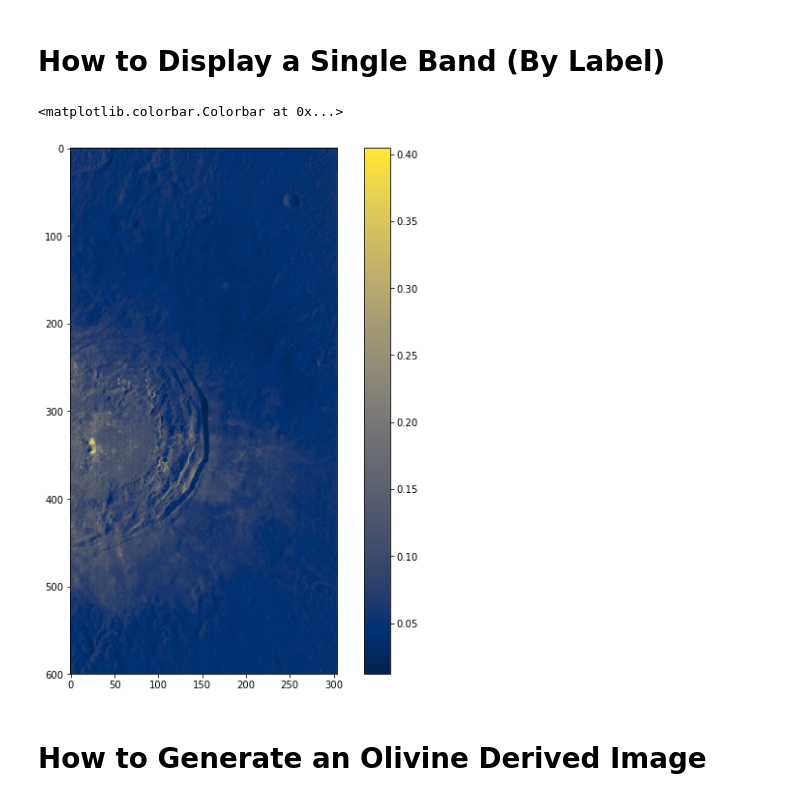
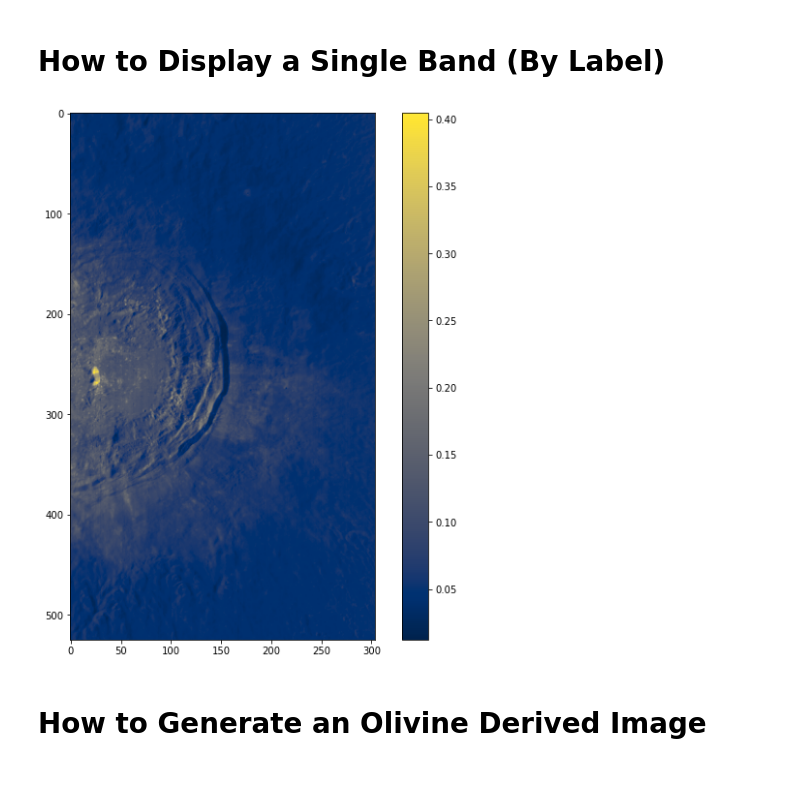
Before and after one commit to jlaura/PyHAT, a Jupyter notebook: notebooks/pyhat_m3_examples_img.ipynb, the cells around one changed output. Saved outputs shown, nothing was run; the diff lists cells and outputs as text; code cells hidden in the pictures.

```diff
--- a/notebooks/pyhat_m3_examples_img.ipynb
+++ b/notebooks/pyhat_m3_examples_img.ipynb
@@ -19,7 +19,7 @@ Populating the interactive namespace from numpy and matplotlib
 # First, get the path of the file that contains the image you want to view.
 # In this example, the program will search for and use the file "M3G20090209T054031_V01_RFL.IMG"
 # using the "get_path" function.
-filepath = get_path('M3G20090209T054031_V01_RFL.IMG')
+filepath = '/home/tgiroux/Desktop/m3_img/M3_4031seg_L2_aristcratersm.img'
 
 # Next, use the M3 constructor found in the plio module to open the image
 # by feeding it the filepath.
@@ -80,37 +80,37 @@ figure(1, figsize=(10, 10))
 # by highlighting the lines and using 'ctrl + /'
 
 # print("Wavelengths:\n")
 # print(m3_image.wavelengths)
 # print("\n")
 
 band_label = 770
 
 min_x_val = None
 max_x_val = None
 
-min_y_val = 12500
-max_y_val = 13100
+min_y_val = None
+max_y_val = None
 
 # Color mapping options can be found at:
 # https://matplotlib.org/tutorials/colors/colormaps.html
 color_mapping = 'cividis'
 
 opacity = 1
 
 # Next, run the function to display the band.
 
 # The m3_image.loc[n][y, x] parameter indicates the band label (n),
 # the range (y) in the form of min_y_val:max_y_val,
 # and the domain (x) is the form of min_x_val:max_x_val
 # The 'cmap' parameter is used to select the color mapping,
 # and the 'alpha' parameter sets the opacity ratio of the image.
 imshow(m3_image.loc[band_label][min_y_val:max_y_val, min_x_val:max_x_val], cmap=color_mapping, alpha = opacity)
 
 # Finally, apply a colorbar to provide a "key" that describes the relative value of each color.
 colorbar()
+show()
 # %% [output]
-<matplotlib.colorbar.Colorbar at 0x...>
-[figure, old version]
+[figure, new version]
 # %% [markdown]
 # How to Generate an Olivine Derived Image
 # %%
```
Also changed, not shown: parts of 19 cells of this notebook, 6 other files.
